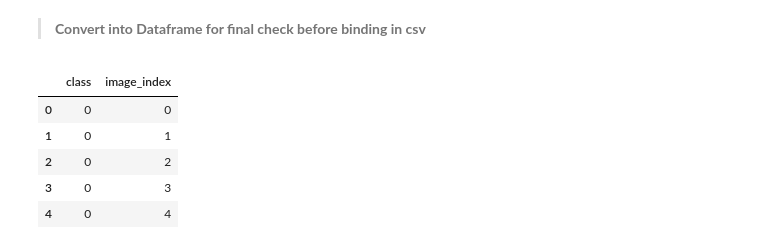
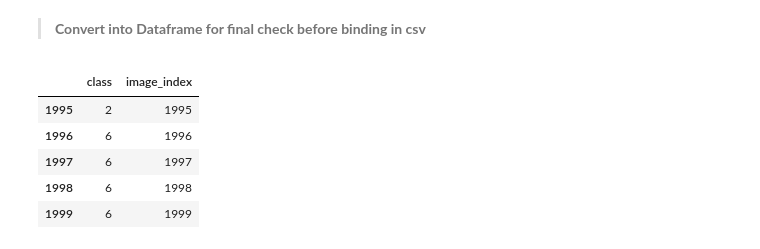
Before and after one commit to kanishk16/routetoMIDASS, a Jupyter notebook: CV_Problem/CV_Problem.ipynb, the cells around one changed output. Cells and saved outputs as stored; diff of their text form; code cells hidden in the pictures.

```diff
--- a/CV_Problem/CV_Problem.ipynb
+++ b/CV_Problem/CV_Problem.ipynb
@@ -184,10 +185,10 @@ float64
 # %%
 # Define transforms for the training and validation sets
 train_transforms =  transforms.Compose([transforms.ToPILImage(),
-                                       transforms.RandomRotation(30),
+                                       #transforms.RandomRotation(30),
                                        #transforms.RandomResizedCrop(224),
                                        transforms.Resize(224),
-                                       transforms.RandomHorizontalFlip(),
+                                       #transforms.RandomHorizontalFlip(),
                                        transforms.ToTensor(),
                                        transforms.Normalize((0.5,),(0.5,)) ])
 # %%
@@ -203,7 +204,7 @@ train_x = torch.stack([train_transforms(torch.Tensor(i)) for i in x_train])
 train_y = torch.stack([torch.Tensor(i) for i in y_train.reshape(-1,1)])
 
 train_dataset = torch.utils.data.TensorDataset(train_x,train_y)
-trainloader = torch.utils.data.DataLoader(train_dataset, batch_size=32, shuffle=True)
+trainloader = torch.utils.data.DataLoader(train_dataset, batch_size=64, shuffle=True)
 # %% [markdown]
 > **Sanity check of trainloader**
 # %%
@@ -221,7 +222,7 @@ valid_x = torch.stack([valid_transforms(torch.Tensor(i)) for i in x_valid])
 valid_y = torch.stack([torch.Tensor(i) for i in y_valid.reshape(-1,1)])
 
 valid_dataset = torch.utils.data.TensorDataset(valid_x,valid_y)
-validloader = torch.utils.data.DataLoader(valid_dataset, batch_size = 32, shuffle=True)
+validloader = torch.utils.data.DataLoader(valid_dataset, batch_size = 64, shuffle=True)
 # %% [markdown]
 > **Sanity check of validloader**
 # %%
@@ -376,6 +377,6 @@ for epoch in range(1, n_epochs+1):
       # save model if validation loss has decreased
       if valid_loss <= valid_loss_min:
           print('Validation loss decreased ({:.6f} --> {:.6f}).  Saving model ...'.format(valid_loss_min, valid_loss))
-          torch.save(model.state_dict(), '/content/gdrive/My Drive/Colab Notebooks/Image_Classifier Models/midass10.pt')
+          torch.save(model.state_dict(), '/content/gdrive/My Drive/Colab Notebooks/Image_Classifier Models/midass11.pt')
           valid_loss_min = valid_loss
 # %% [output]
@@ -518,13 +509,14 @@ array([0, 0, 0, 0, 0, 0, 0, 0, 6, 0, 0, 0, 0, 0, 0, 0, 0, 0, 6, 0, 0, 0,
 # %%
 import pandas as pd
 
 df = pd.DataFrame({'image_index': list(np.arange(len(labels))) ,'class': labels})
 df.head()
+df.tail()
 # %% [output]
 |  | class | image_index |
-| 0 | 0 | 0 |
-| 1 | 0 | 1 |
-| 2 | 0 | 2 |
-| 3 | 0 | 3 |
-| 4 | 0 | 4 |
+| 1995 | 2 | 1995 |
+| 1996 | 6 | 1996 |
+| 1997 | 6 | 1997 |
+| 1998 | 6 | 1998 |
+| 1999 | 6 | 1999 |
 # %%
```
Also changed, not shown: parts of 12 cells of this notebook.
